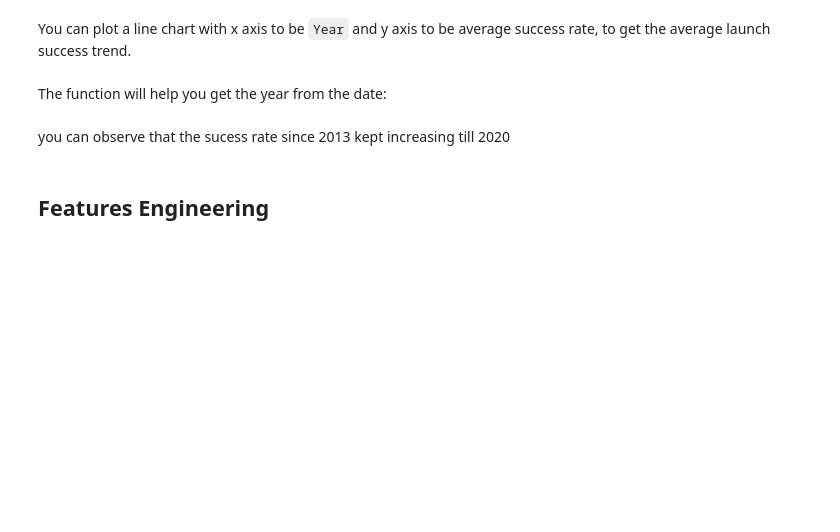
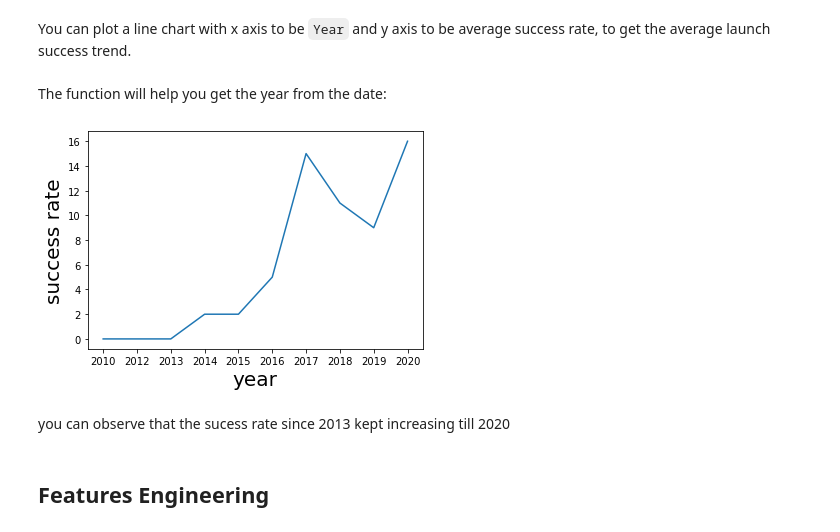
Before and after one commit to bappadityadasibm/testrepo, a Jupyter notebook: jupyter-labs-eda-dataviz.ipynb, the cells around one changed output. Cells and saved outputs as stored; diff of their text form; code cells hidden in the pictures; blank space fills up the shorter version.

```diff
--- a/jupyter-labs-eda-dataviz.ipynb
+++ b/jupyter-labs-eda-dataviz.ipynb
@@ -150,12 +162,23 @@ The function will help you get the year from the date:
 # %%
 # A function to Extract years from the date
 year=[]
-def Extract_year(date):
+def Extract_year():
     for i in df["Date"]:
         year.append(i.split("-")[0])
     return year
+year = Extract_year()
 # %%
 # Plot a line chart with x axis to be the extracted year and y axis to be the success rate
+np_year = np.array(year)
+df['year'] = np_year.tolist()
+df_year_class = df[['year','Class']]
+df_year_success_data = df_year_class.groupby('year').sum()
+sns.lineplot(data=df_year_success_data, x='year',y='Class')
+plt.xlabel("year",fontsize=20)
+plt.ylabel("success rate",fontsize=20)
+plt.show()
+# %% [output]
+[figure, added]
 # %% [markdown]
 you can observe that the sucess rate since 2013 kept increasing till 2020
 # %% [markdown]
```
Also changed, not shown: parts of 4 cells of this notebook.
